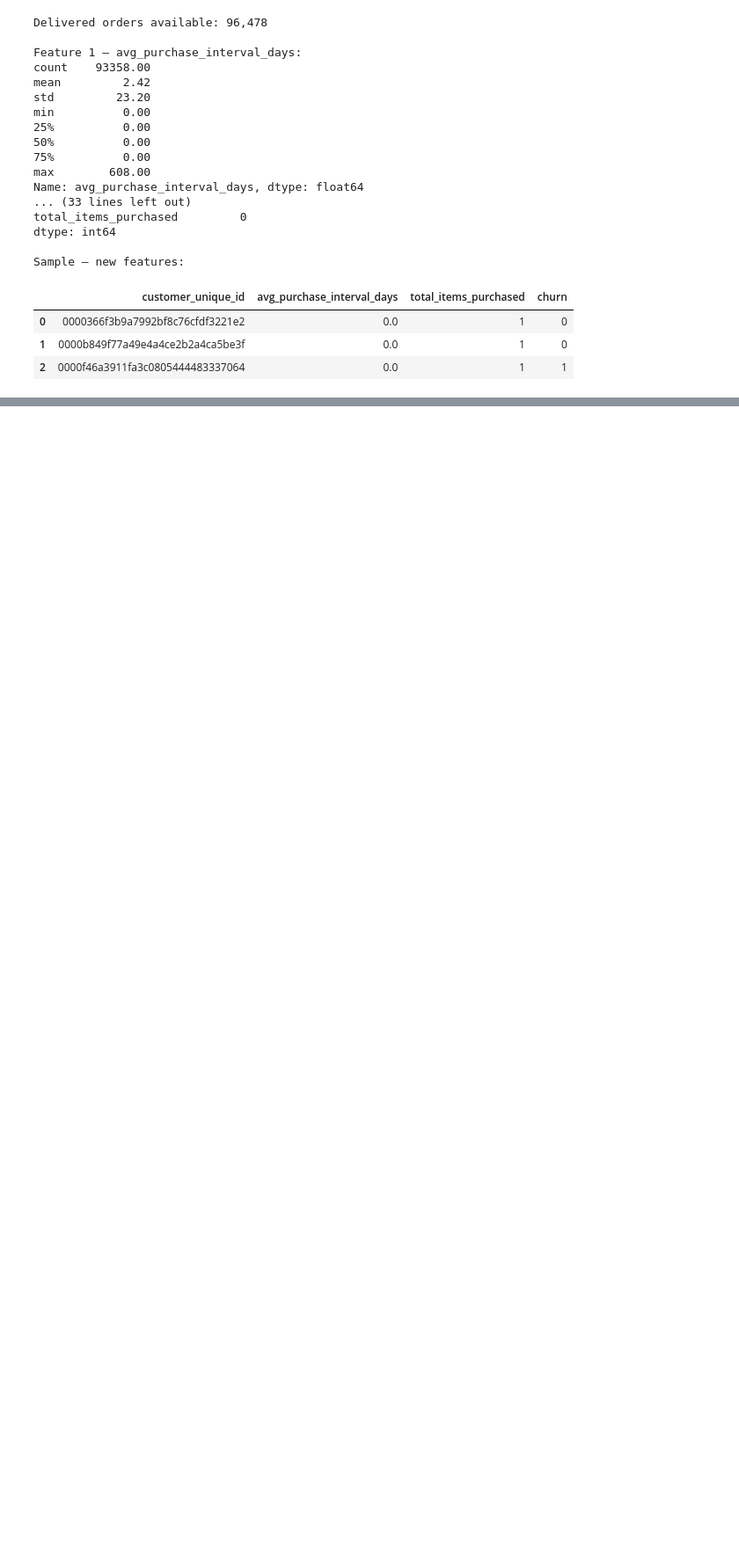
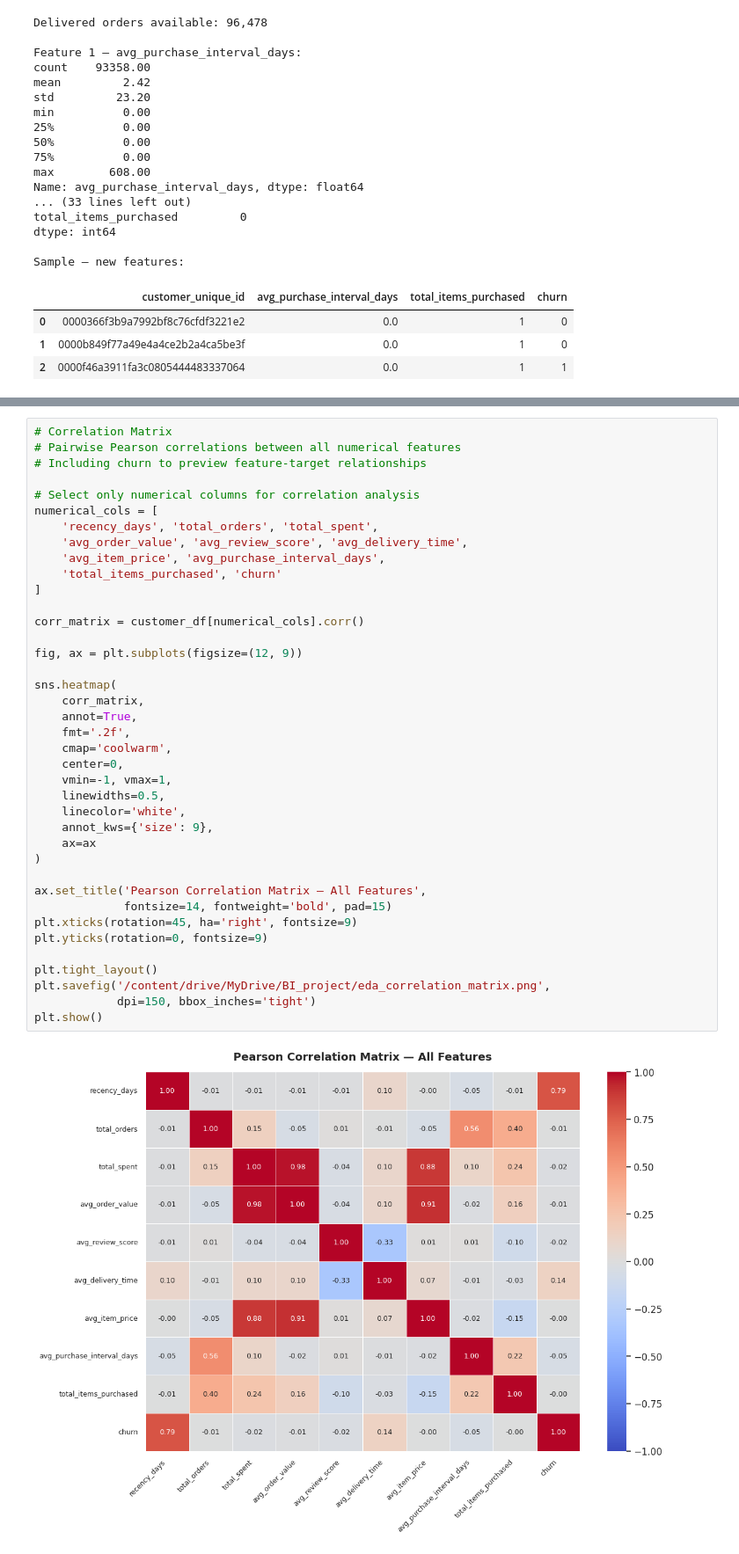
Before and after one commit to lucia-dasku/ecommerce-retention-bi, a Jupyter notebook: Group28_ecommerce_retention_bi.ipynb, the cells around one changed output, grey strips where cells are left out. Shown at 88% size. Drawn from its saved outputs; the diff is of its cells as text; blank space fills up the shorter version.

```diff
--- a/Group28_ecommerce_retention_bi.ipynb
+++ b/Group28_ecommerce_retention_bi.ipynb
@@ -1214,0 +1414,41 @@ We already have the number — 97.9% — but a plot makes it immediately clear a
+# %%
+# Correlation Matrix
+# Pairwise Pearson correlations between all numerical features
+# Including churn to preview feature-target relationships
+
+# Select only numerical columns for correlation analysis
+numerical_cols = [
+    'recency_days', 'total_orders', 'total_spent',
+    'avg_order_value', 'avg_review_score', 'avg_delivery_time',
+    'avg_item_price', 'avg_purchase_interval_days',
+    'total_items_purchased', 'churn'
+]
+
+corr_matrix = customer_df[numerical_cols].corr()
+
+fig, ax = plt.subplots(figsize=(12, 9))
+
+sns.heatmap(
+    corr_matrix,
+    annot=True,
+    fmt='.2f',
+    cmap='coolwarm',
+    center=0,
+    vmin=-1, vmax=1,
+    linewidths=0.5,
+    linecolor='white',
+    annot_kws={'size': 9},
+    ax=ax
+)
+
+ax.set_title('Pearson Correlation Matrix — All Features',
+             fontsize=14, fontweight='bold', pad=15)
+plt.xticks(rotation=45, ha='right', fontsize=9)
+plt.yticks(rotation=0, fontsize=9)
+
+plt.tight_layout()
+plt.savefig('/content/drive/MyDrive/BI_project/eda_correlation_matrix.png',
+            dpi=150, bbox_inches='tight')
+plt.show()
+# %% [output]
+[figure, added]
```
Also changed, not shown: parts of 38 cells of this notebook.
